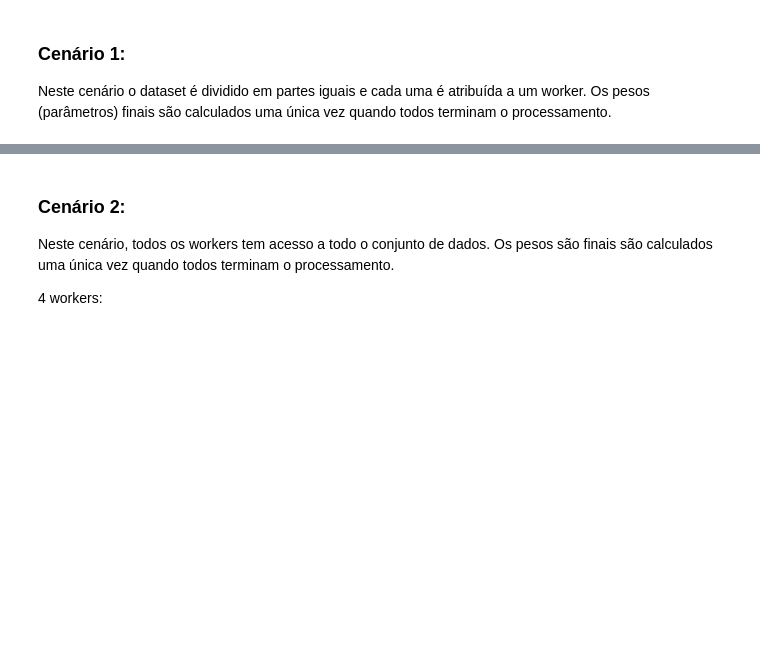
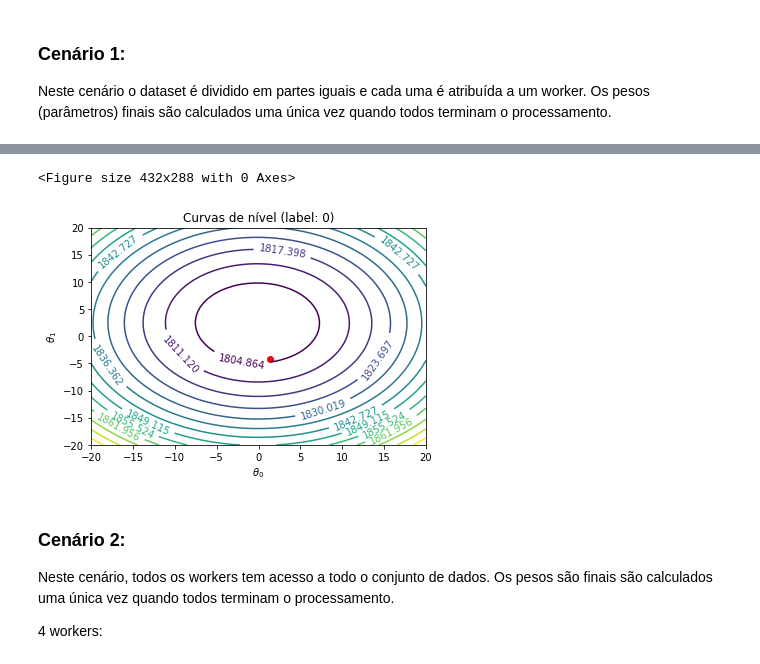
Before and after one commit to jcolares/gdp, a Jupyter notebook: GDParalelo.ipynb, the cells around one changed output, grey strips where cells are left out. Saved outputs shown, nothing was run; the diff lists cells and outputs as text; code cells hidden in the pictures; blank space fills up the shorter version.

```diff
--- a/GDParalelo.ipynb
+++ b/GDParalelo.ipynb
@@ -116,3 +164,9 @@ utils.plot_scores(scores)
+# %%
+scores,costs, theta = utils.sim_parallel_sgd(X_train_pca, y_train_pca, X_test_pca, y_test_pca, n_iter, n_jobs, split_per_job=1/n_jobs, overlap=False)
+utils.plot_contour(X_test_pca, y_test_pca, theta)
+# %% [output]
+<Figure size 432x288 with 0 Axes>
+[figure, added]
 # %% [markdown]
 ### Cenário 2:
 Neste cenário, todos os workers tem acesso a todo o conjunto de dados. Os pesos são finais são calculados uma única vez quando todos terminam o processamento.
```
Also changed, not shown: parts of 53 cells of this notebook, 1 other file.
